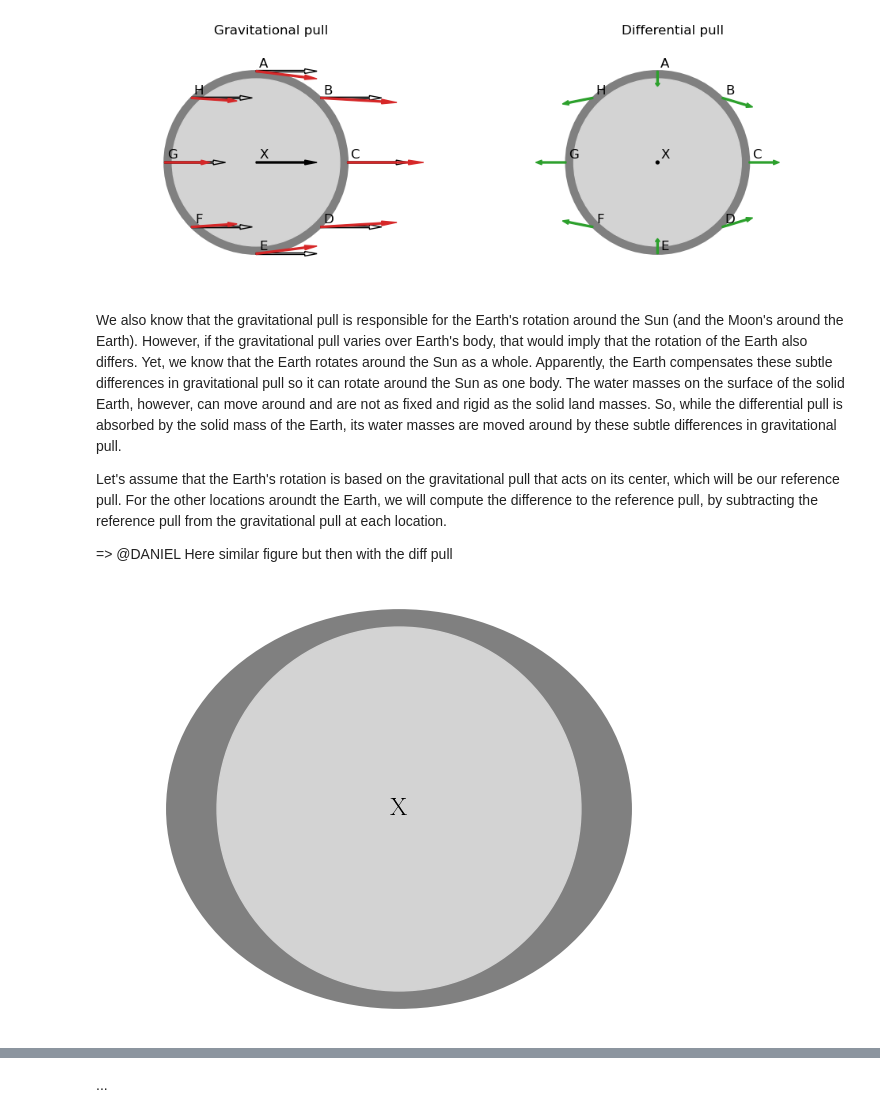
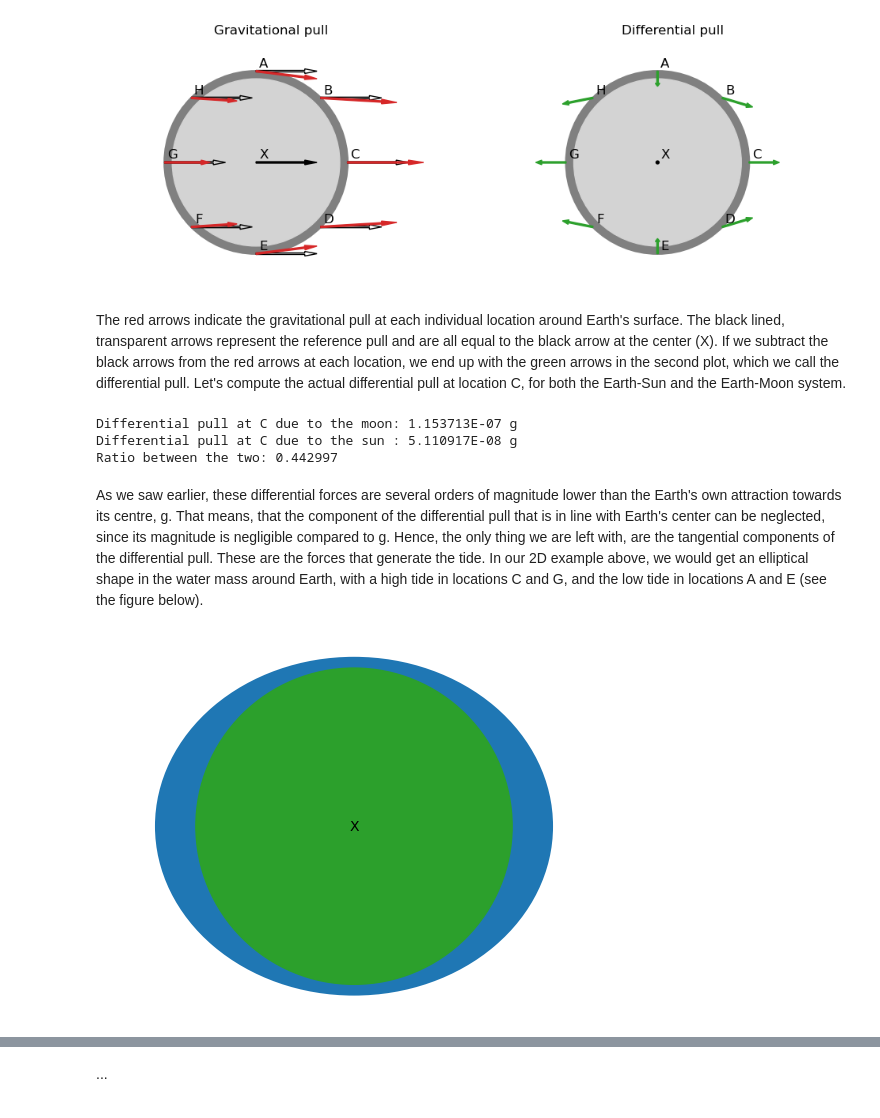
Before and after one commit to FlorisCalkoen/CoastalCodebook, a Jupyter notebook: coastalcodebook/assignments/02_the_tide/02_the_tide.ipynb, the cells around one changed output, grey strips where cells are left out. Saved outputs shown, nothing was run; the diff lists cells and outputs as text; code cells hidden in the pictures.

```diff
--- a/coastalcodebook/assignments/02_the_tide/02_the_tide.ipynb
+++ b/coastalcodebook/assignments/02_the_tide/02_the_tide.ipynb
@@ -128,29 +156,30 @@ for i in range(len(axs)):
-# %% [markdown]
-We also know that the gravitational pull is responsible for the Earth's rotation around the Sun (and the Moon's around the Earth). However, if the gravitational pull varies over Earth's body, that would imply that the rotation of the Earth also differs. Yet, we know that the Earth rotates around the Sun as a whole. Apparently, the Earth compensates these subtle differences in gravitational pull so it can rotate around the Sun as one body. The water masses on the surface of the solid Earth, however, can move around and are not as fixed and rigid as the solid land masses. So, while the differential pull is absorbed by the solid mass of the Earth, its water masses are moved around by these subtle differences in gravitational pull.
-
-Let's assume that the Earth's rotation is based on the gravitational pull that acts on its center, which will be our reference pull. For the other locations aroundt the Earth, we will compute the difference to the reference pull, by subtracting the reference pull from the gravitational pull at each location.
-
-=> @DANIEL Here similar figure but then with the diff pull
+# %% [markdown]
+The red arrows indicate the gravitational pull at each individual location around Earth's surface. The black lined, transparent arrows represent the reference pull and are all equal to the black arrow at the center (X). If we subtract the black arrows from the red arrows at each location, we end up with the green arrows in the second plot, which we call the differential pull. Let's compute the actual differential pull at location C, for both the Earth-Sun and the Earth-Moon system.
+# %%
+dp_C_moon = grav_pull(m_earth, m_moon, d_moon-r) - grav_pull(m_earth, m_moon, d_moon)
+dp_C_sun = grav_pull(m_earth, m_sun, distances['C']) - grav_pull(m_earth, m_sun, d_sun)
+
+print('Differential pull at C due to the moon: %E g'% dp_C_moon)
+print('Differential pull at C due to the sun : %E g'% dp_C_sun)
+print('Ratio between the two: %f'% (dp_C_sun / dp_C_moon))
+# %% [output]
+Differential pull at C due to the moon: 1.153713E-07 g
+Differential pull at C due to the sun : 5.110917E-08 g
+Ratio between the two: 0.442997
+# %% [markdown]
+As we saw earlier, these differential forces are several orders of magnitude lower than the Earth's own attraction towards its centre, g. That means, that the component of the differential pull that is in line with Earth's center can be neglected, since its magnitude is negligible compared to g. Hence, the only thing we are left with, are the tangential components of the differential pull. These are the forces that generate the tide. In our 2D example above, we would get an elliptical shape in the water mass around Earth, with a high tide in locations C and G, and the low tide in locations A and E (see the figure below).
 # %%
-### VISUALIZATION FIGURE DIFF PULL
-
+### VISUALIZATION FIGURE TIDE
 fig, ax = plt.subplots()
 
 # Adding outer and inner circles
-ellipse_out = mpatches.Ellipse((0,0),width=0.7,height=0.6, fill = True, color='grey', linewidth = 2)
-circ_in = mpatches.Circle((0,0),0.275, fill = True, color = 'lightgrey')
+ellipse_out = mpatches.Ellipse((0,0),width=0.5,height=0.425, fill = True, color='C0', linewidth = 2)
+circ_in = mpatches.Circle((0,0),0.2, fill = True, color = 'C2')
 ax.add_patch(ellipse_out)
 ax.add_patch(circ_in)
-
-
-# Adding center and text
-ax.text(0,0,'X',horizontalalignment='center',
-        verticalalignment='center')
-
+ax.text(0,0,'X',horizontalalignment='center',verticalalignment='center')
 plt.axis('equal')
-plt.axis('off')
-plt.tight_layout()
-plt.show()
+plt.axis('off');
 # %% [output]
-[figure, old version]
+[figure, new version]
 # %% [markdown]
```
Also changed, not shown: parts of 9 cells of this notebook, 3 other files.
